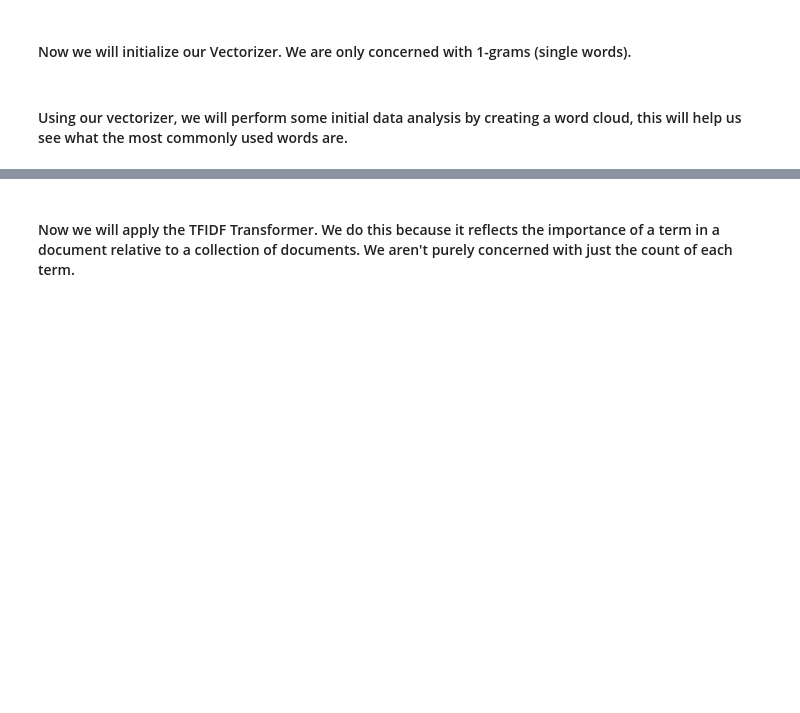
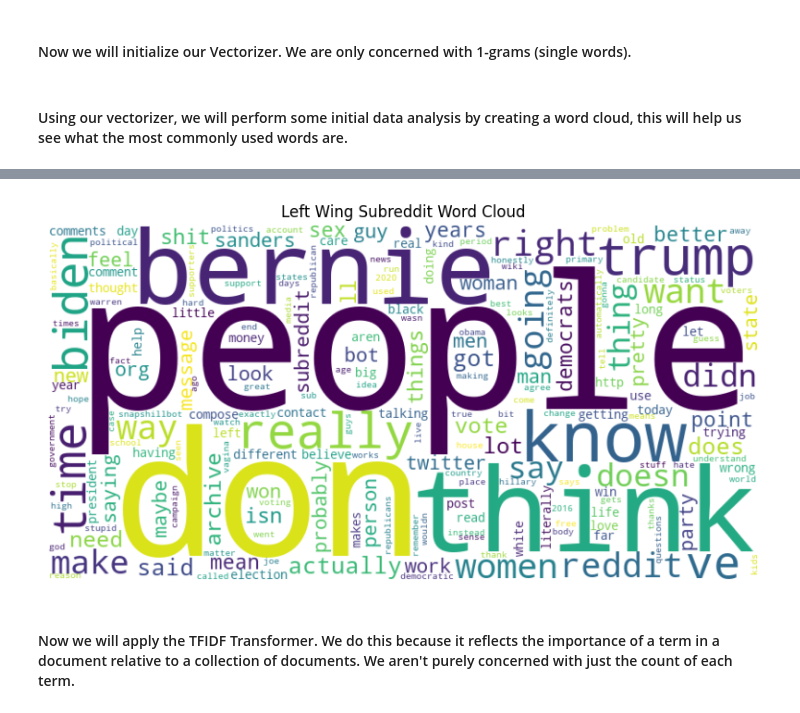
Before and after one commit to vigaash23/reddit-spectra, a Jupyter notebook: main.ipynb, the cells around one changed output, grey strips where cells are left out. Saved outputs shown, nothing was run; the diff lists cells and outputs as text; code cells hidden in the pictures; blank space fills up the shorter version.

```diff
--- a/main.ipynb
+++ b/main.ipynb
@@ -165,3 +170,15 @@ plt.show()
+# %%
+feature_names = left_vectorizer.get_feature_names_out()
+word_freq = dict(zip(feature_names, leftwing_vectorizer.sum(axis=0).A1))
+wordcloud = WordCloud(width=800, height=400, background_color='white').generate_from_frequencies(word_freq)
+
+plt.figure(figsize=(10, 5))
+plt.imshow(wordcloud, interpolation='bilinear')
+plt.axis("off")
+plt.title('Left Wing Subreddit Word Cloud')
+plt.show()
+# %% [output]
+[figure, added]
 # %% [markdown]
 #### Now we will apply the TFIDF Transformer. We do this because it reflects the importance of a term in a document relative to a collection of documents. We aren't purely concerned with just the count of each term.
 # %%
```
Also changed, not shown: parts of 13 cells of this notebook.
